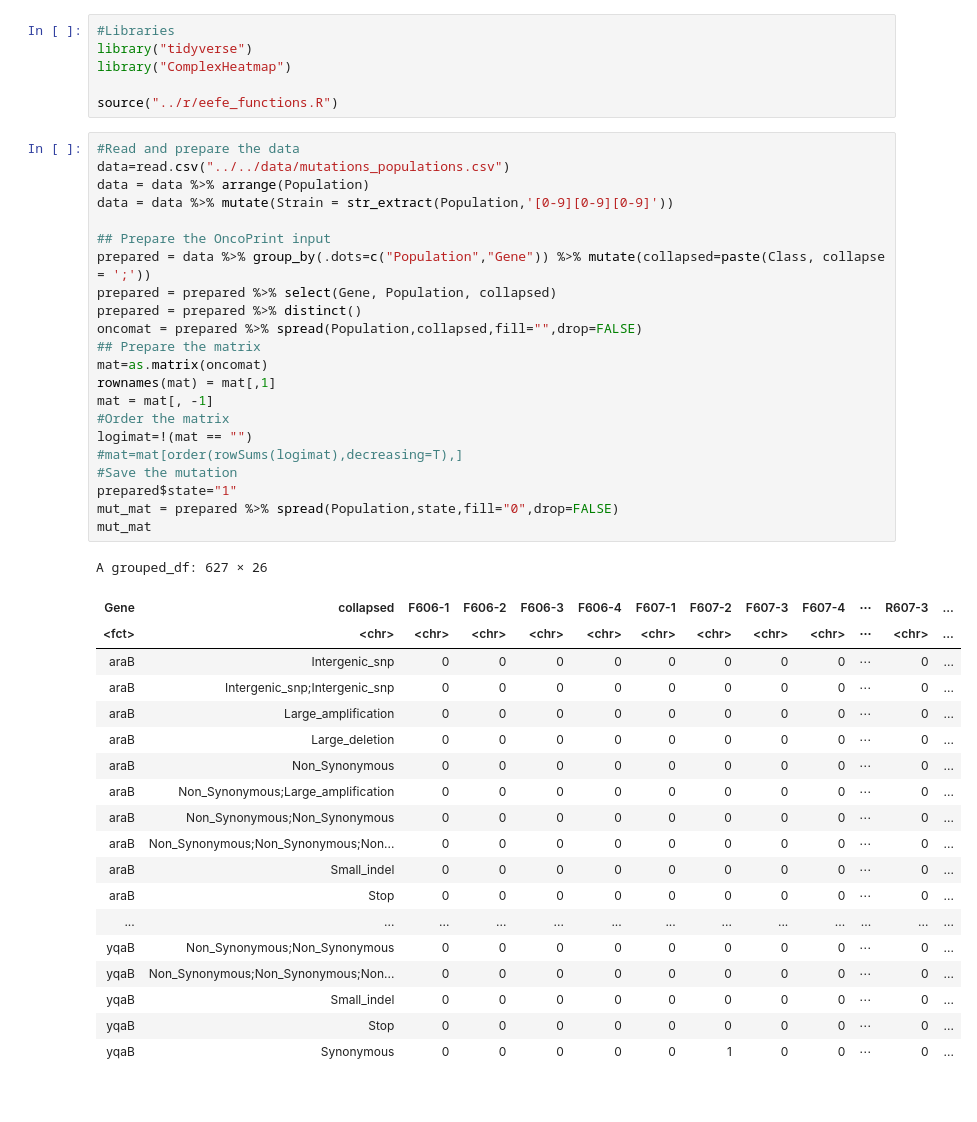
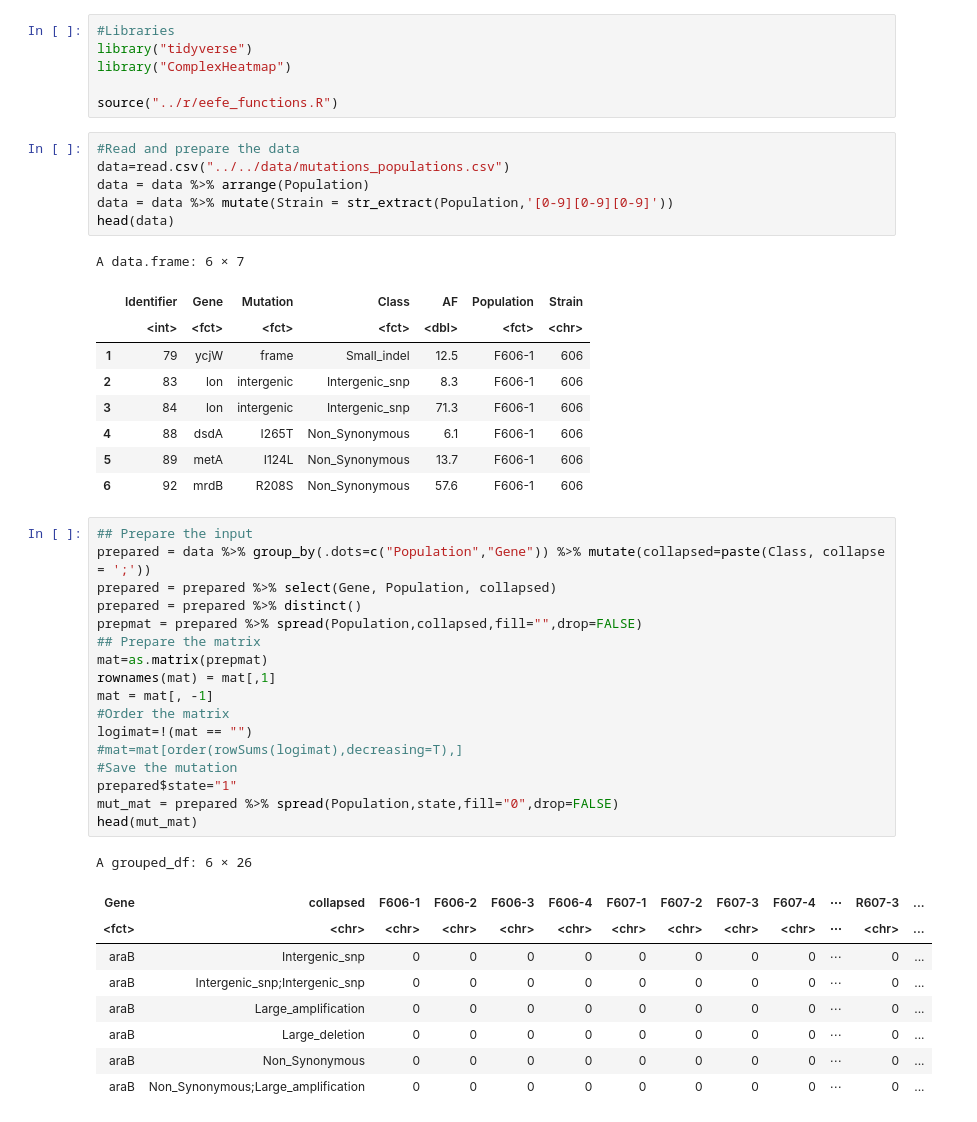
Before and after one commit to jopejor/eefe, a Jupyter notebook: src/notebooks/Figure2_mutational_analysis.ipynb, the cells around one changed output. Saved outputs shown, nothing was run; the diff lists cells and outputs as text.

```diff
--- a/src/notebooks/Figure2_mutational_analysis.ipynb
+++ b/src/notebooks/Figure2_mutational_analysis.ipynb
@@ -8,47 +8,48 @@ library("tidyverse")
 library("ComplexHeatmap")
 
 source("../r/eefe_functions.R")
+# %%
+#Read and prepare the data
+data=read.csv("../../data/mutations_populations.csv")
+data = data %>% arrange(Population)
+data = data %>% mutate(Strain = str_extract(Population,'[0-9][0-9][0-9]'))
+head(data)
+# %% [output]
+A data.frame: 6 × 7
+|  | Identifier | Gene | Mutation | Class | AF | Population | Strain |
+|  | <int> | <fct> | <fct> | <fct> | <dbl> | <fct> | <chr> |
+| 1 | 79 | ycjW | frame | Small_indel | 12.5 | F606-1 | 606 |
+| 2 | 83 | lon | intergenic | Intergenic_snp | 8.3 | F606-1 | 606 |
+| 3 | 84 | lon | intergenic | Intergenic_snp | 71.3 | F606-1 | 606 |
+| 4 | 88 | dsdA | I265T | Non_Synonymous | 6.1 | F606-1 | 606 |
+| 5 | 89 | metA | I124L | Non_Synonymous | 13.7 | F606-1 | 606 |
+| 6 | 92 | mrdB | R208S | Non_Synonymous | 57.6 | F606-1 | 606 |
 # %%
-#Read and prepare the data
-data=read.csv("../../data/mutations_populations.csv")
-data = data %>% arrange(Population)
-data = data %>% mutate(Strain = str_extract(Population,'[0-9][0-9][0-9]'))
-
-## Prepare the OncoPrint input
+## Prepare the input
 prepared = data %>% group_by(.dots=c("Population","Gene")) %>% mutate(collapsed=paste(Class, collapse = ';'))
 prepared = prepared %>% select(Gene, Population, collapsed)
 prepared = prepared %>% distinct()
-oncomat = prepared %>% spread(Population,collapsed,fill="",drop=FALSE)
+prepmat = prepared %>% spread(Population,collapsed,fill="",drop=FALSE)
 ## Prepare the matrix
-mat=as.matrix(oncomat)
+mat=as.matrix(prepmat)
 rownames(mat) = mat[,1]
 mat = mat[, -1]
 #Order the matrix
 logimat=!(mat == "")
 #mat=mat[order(rowSums(logimat),decreasing=T),]
 #Save the mutation
 prepared$state="1"
 mut_mat = prepared %>% spread(Population,state,fill="0",drop=FALSE)
-mut_mat
+head(mut_mat)
 # %% [output]
-A grouped_df: 627 × 26
+A grouped_df: 6 × 26
 | Gene | collapsed | F606-1 | F606-2 | F606-3 | F606-4 | F607-1 | F607-2 | F607-3 | F607-4 | ⋯ | R607-3 | ... |
 | <fct> | <chr> | <chr> | <chr> | <chr> | <chr> | <chr> | <chr> | <chr> | <chr> | ⋯ | <chr> | ... |
 | araB | Intergenic_snp | 0 | 0 | 0 | 0 | 0 | 0 | 0 | 0 | ⋯ | 0 | ... |
 | araB | Intergenic_snp;Intergenic_snp | 0 | 0 | 0 | 0 | 0 | 0 | 0 | 0 | ⋯ | 0 | ... |
 | araB | Large_amplification | 0 | 0 | 0 | 0 | 0 | 0 | 0 | 0 | ⋯ | 0 | ... |
 | araB | Large_deletion | 0 | 0 | 0 | 0 | 0 | 0 | 0 | 0 | ⋯ | 0 | ... |
 | araB | Non_Synonymous | 0 | 0 | 0 | 0 | 0 | 0 | 0 | 0 | ⋯ | 0 | ... |
 | araB | Non_Synonymous;Large_amplification | 0 | 0 | 0 | 0 | 0 | 0 | 0 | 0 | ⋯ | 0 | ... |
-| araB | Non_Synonymous;Non_Synonymous | 0 | 0 | 0 | 0 | 0 | 0 | 0 | 0 | ⋯ | 0 | ... |
-| araB | Non_Synonymous;Non_Synonymous;Non... | 0 | 0 | 0 | 0 | 0 | 0 | 0 | 0 | ⋯ | 0 | ... |
-| araB | Small_indel | 0 | 0 | 0 | 0 | 0 | 0 | 0 | 0 | ⋯ | 0 | ... |
-| araB | Stop | 0 | 0 | 0 | 0 | 0 | 0 | 0 | 0 | ⋯ | 0 | ... |
-| ... | ... | ... | ... | ... | ... | ... | ... | ... | ... | ... | ... | ... |
-| yqaB | Non_Synonymous;Non_Synonymous | 0 | 0 | 0 | 0 | 0 | 0 | 0 | 0 | ⋯ | 0 | ... |
-| yqaB | Non_Synonymous;Non_Synonymous;Non... | 0 | 0 | 0 | 0 | 0 | 0 | 0 | 0 | ⋯ | 0 | ... |
-| yqaB | Small_indel | 0 | 0 | 0 | 0 | 0 | 0 | 0 | 0 | ⋯ | 0 | ... |
-| yqaB | Stop | 0 | 0 | 0 | 0 | 0 | 0 | 0 | 0 | ⋯ | 0 | ... |
-| yqaB | Synonymous | 0 | 0 | 0 | 0 | 0 | 1 | 0 | 0 | ⋯ | 0 | ... |
 # %%
 #Get the populations information
```
Also changed, not shown: parts of 8 cells of this notebook, 3 other files.
